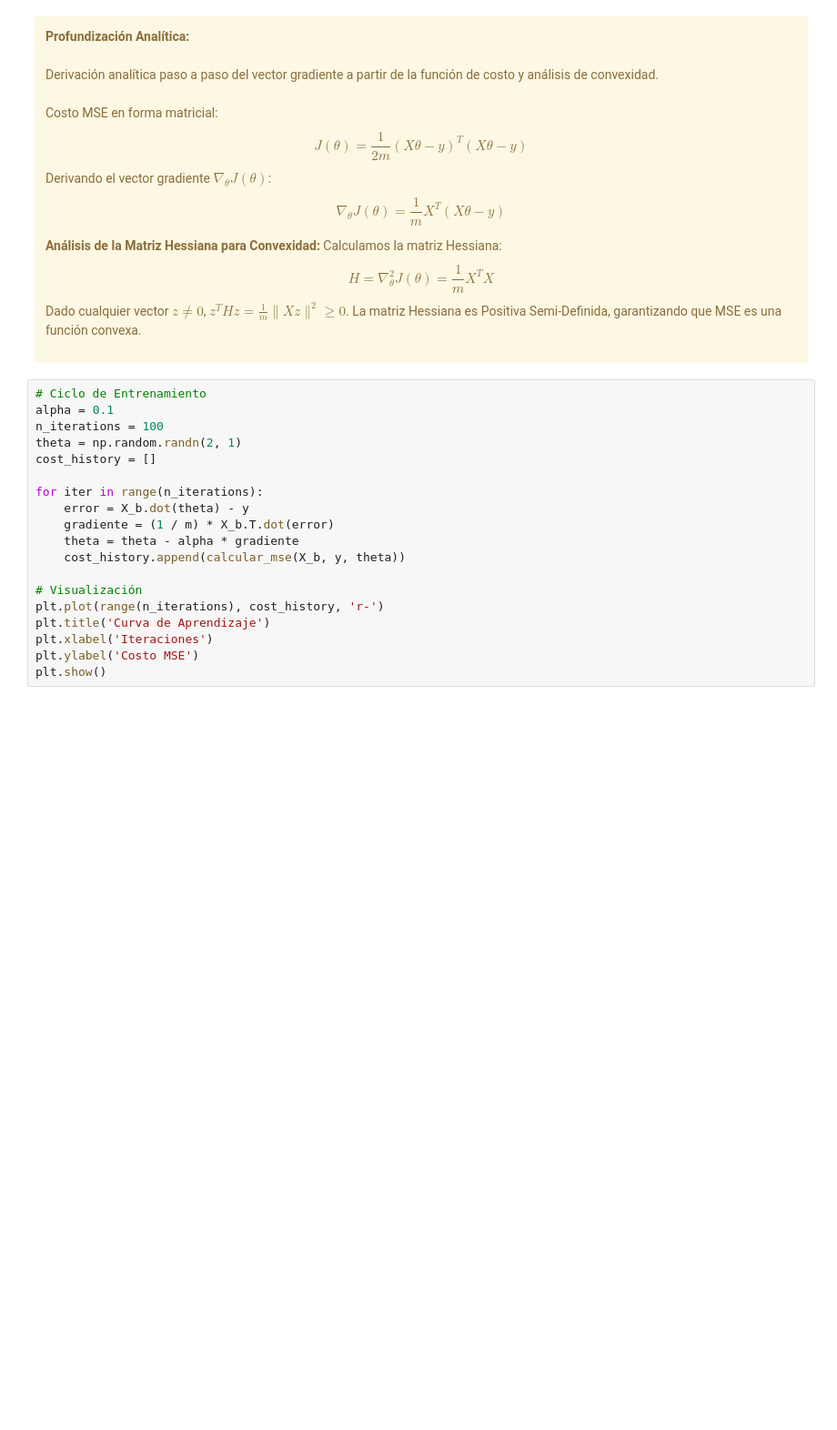
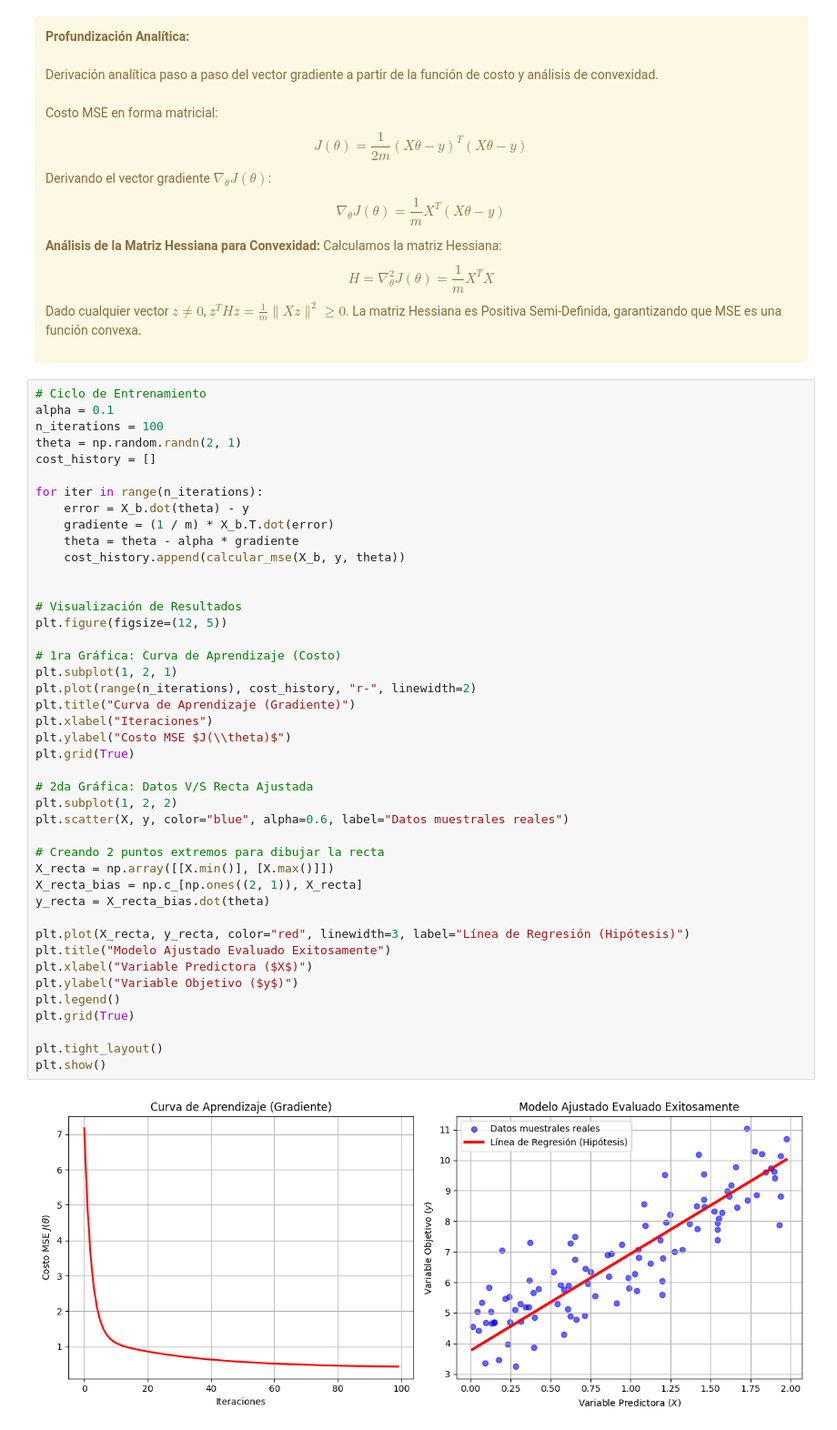
Before and after one commit to castudil/ML_2026, a Jupyter notebook: 02_Regresion_Lineal/1_Regresion_Lineal.ipynb, the cells around one changed output. Shown at 91% size. Drawn from its saved outputs; the diff is of its cells as text; blank space fills up the shorter version.

```diff
--- a/02_Regresion_Lineal/1_Regresion_Lineal.ipynb
+++ b/02_Regresion_Lineal/1_Regresion_Lineal.ipynb
@@ -122,19 +144,45 @@ La matriz Hessiana es Positiva Semi-Definida, garantizando que MSE es una funci
 # %%
 # Ciclo de Entrenamiento
 alpha = 0.1
 n_iterations = 100
 theta = np.random.randn(2, 1)
 cost_history = []
 
 for iter in range(n_iterations):
     error = X_b.dot(theta) - y
     gradiente = (1 / m) * X_b.T.dot(error)
     theta = theta - alpha * gradiente
     cost_history.append(calcular_mse(X_b, y, theta))
 
-# Visualización
-plt.plot(range(n_iterations), cost_history, 'r-')
-plt.title('Curva de Aprendizaje')
-plt.xlabel('Iteraciones')
-plt.ylabel('Costo MSE')
+
+# Visualización de Resultados
+plt.figure(figsize=(12, 5))
+
+# 1ra Gráfica: Curva de Aprendizaje (Costo)
+plt.subplot(1, 2, 1)
+plt.plot(range(n_iterations), cost_history, "r-", linewidth=2)
+plt.title("Curva de Aprendizaje (Gradiente)")
+plt.xlabel("Iteraciones")
+plt.ylabel("Costo MSE $J(\\theta)$")
+plt.grid(True)
+
+# 2da Gráfica: Datos V/S Recta Ajustada
+plt.subplot(1, 2, 2)
+plt.scatter(X, y, color="blue", alpha=0.6, label="Datos muestrales reales")
+
+# Creando 2 puntos extremos para dibujar la recta
+X_recta = np.array([[X.min()], [X.max()]])
+X_recta_bias = np.c_[np.ones((2, 1)), X_recta]
+y_recta = X_recta_bias.dot(theta)
+
+plt.plot(X_recta, y_recta, color="red", linewidth=3, label="Línea de Regresión (Hipótesis)")
+plt.title("Modelo Ajustado Evaluado Exitosamente")
+plt.xlabel("Variable Predictora ($X$)")
+plt.ylabel("Variable Objetivo ($y$)")
+plt.legend()
+plt.grid(True)
+
+plt.tight_layout()
 plt.show()
+# %% [output]
+[figure, added]
```
Also changed, not shown: parts of 2 cells of this notebook, 3 other files.
